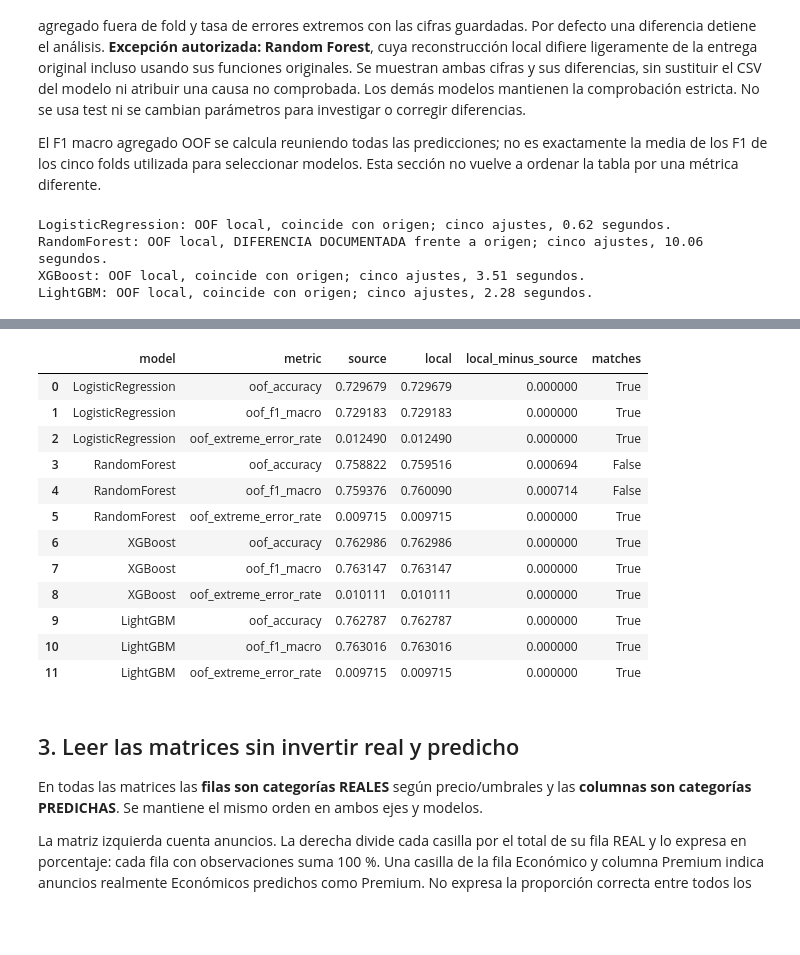
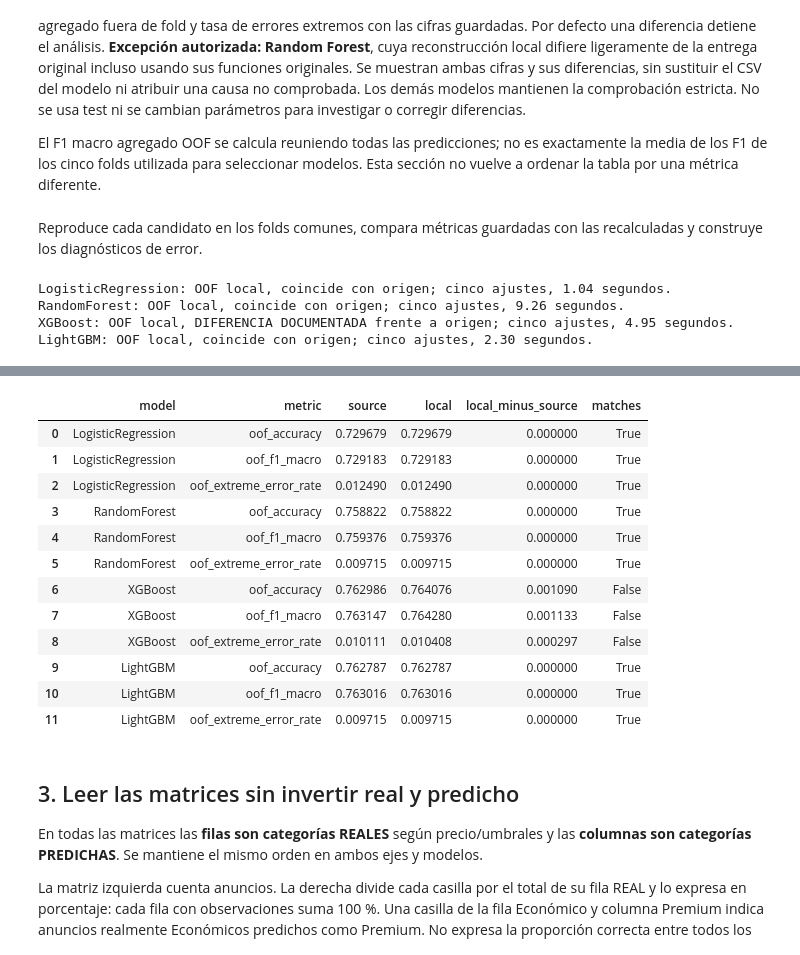
Before and after one commit to T6-P5-Classification/bcn-price-classifier, a Jupyter notebook: notebooks/08_comparison.ipynb, the cells around one changed output, grey strips where cells are left out. Drawn from its saved outputs; the diff is of its cells as text; code cells hidden in the pictures; blank space fills up the shorter version.

```diff
--- a/notebooks/08_comparison.ipynb
+++ b/notebooks/08_comparison.ipynb
@@ -211,12 +219,14 @@ Se reconstruye cada Pipeline con los parámetros del CSV del candidato. Para reg
 Cada anuncio recibe una predicción de un ajuste que no utilizó esa fila. Se contrastan accuracy, F1 macro agregado fuera de fold y tasa de errores extremos con las cifras guardadas. Por defecto una diferencia detiene el análisis. **Excepción autorizada: Random Forest**, cuya reconstrucción local difiere ligeramente de la entrega original incluso usando sus funciones originales. Se muestran ambas cifras y sus diferencias, sin sustituir el CSV del modelo ni atribuir una causa no comprobada. Los demás modelos mantienen la comprobación estricta. No se usa test ni se cambian parámetros para investigar o corregir diferencias.
 
 El F1 macro agregado OOF se calcula reuniendo todas las predicciones; no es exactamente la media de los F1 de los cinco folds utilizada para seleccionar modelos. Esta sección no vuelve a ordenar la tabla por una métrica diferente.
+# %% [markdown]
+Reproduce cada candidato en los folds comunes, compara métricas guardadas con las recalculadas y construye los diagnósticos de error.
 # %%
 diagnostics = {}
 summary_rows, direction_tables = [], []
 for _, candidate in candidates.iterrows():
     name = candidate['model']
-    diagnostic = reproduce_candidate(candidate, X_train, y_train, folds, allow_metric_mismatch=(name == 'RandomForest'))
+    diagnostic = reproduce_candidate(candidate, X_train, y_train, folds, allow_metric_mismatch=(name in {'RandomForest', 'XGBoost'}))
     diagnostics[name] = diagnostic
     summary_rows.append({'model': name, 'oof_metrics_match_source': diagnostic['oof_metrics_match_source'], **diagnostic['summary']})
     direction_tables.append(diagnostic['directions'].assign(model=name))
@@ -230,9 +240,9 @@ display(error_summary.round(3))
 metric_checks = pd.DataFrame([{'model': name, 'metric': metric, **check} for name in MODELS for metric, check in diagnostics[name]['source_metric_check'].items()])
 display(metric_checks)
 # %% [output]
-LogisticRegression: OOF local, coincide con origen; cinco ajustes, 0.62 segundos.
-RandomForest: OOF local, DIFERENCIA DOCUMENTADA frente a origen; cinco ajustes, 10.06 segundos.
-XGBoost: OOF local, coincide con origen; cinco ajustes, 3.51 segundos.
-LightGBM: OOF local, coincide con origen; cinco ajustes, 2.28 segundos.
+LogisticRegression: OOF local, coincide con origen; cinco ajustes, 1.04 segundos.
+RandomForest: OOF local, coincide con origen; cinco ajustes, 9.26 segundos.
+XGBoost: OOF local, DIFERENCIA DOCUMENTADA frente a origen; cinco ajustes, 4.95 segundos.
+LightGBM: OOF local, coincide con origen; cinco ajustes, 2.30 segundos.
 |  | model | oof_metrics_match_source | n_total | n_correct | n_errors | n_neighbour_errors | n_extreme_errors | ... |
 | 0 | LogisticRegression | True | 10088 | 7361 | 2727 | 2601 | 126 | ... |
@@ -241,14 +251,14 @@ LightGBM: OOF local, coincide con origen; cinco ajustes, 2.28 segundos.
 | 3 | LightGBM | True | 10088 | 7695 | 2393 | 2295 | 98 | ... |
 |  | model | metric | source | local | local_minus_source | matches |
 | 0 | LogisticRegression | oof_accuracy | 0.729679 | 0.729679 | 0.000000 | True |
 | 1 | LogisticRegression | oof_f1_macro | 0.729183 | 0.729183 | 0.000000 | True |
 | 2 | LogisticRegression | oof_extreme_error_rate | 0.012490 | 0.012490 | 0.000000 | True |
-| 3 | RandomForest | oof_accuracy | 0.758822 | 0.759516 | 0.000694 | False |
-| 4 | RandomForest | oof_f1_macro | 0.759376 | 0.760090 | 0.000714 | False |
+| 3 | RandomForest | oof_accuracy | 0.758822 | 0.758822 | 0.000000 | True |
+| 4 | RandomForest | oof_f1_macro | 0.759376 | 0.759376 | 0.000000 | True |
 | 5 | RandomForest | oof_extreme_error_rate | 0.009715 | 0.009715 | 0.000000 | True |
-| 6 | XGBoost | oof_accuracy | 0.762986 | 0.762986 | 0.000000 | True |
-| 7 | XGBoost | oof_f1_macro | 0.763147 | 0.763147 | 0.000000 | True |
-| 8 | XGBoost | oof_extreme_error_rate | 0.010111 | 0.010111 | 0.000000 | True |
+| 6 | XGBoost | oof_accuracy | 0.762986 | 0.764076 | 0.001090 | False |
+| 7 | XGBoost | oof_f1_macro | 0.763147 | 0.764280 | 0.001133 | False |
+| 8 | XGBoost | oof_extreme_error_rate | 0.010111 | 0.010408 | 0.000297 | False |
 | 9 | LightGBM | oof_accuracy | 0.762787 | 0.762787 | 0.000000 | True |
 | 10 | LightGBM | oof_f1_macro | 0.763016 | 0.763016 | 0.000000 | True |
 | 11 | LightGBM | oof_extreme_error_rate | 0.009715 | 0.009715 | 0.000000 | True |
```
Also changed, not shown: parts of 15 cells of this notebook, 6 other files.
